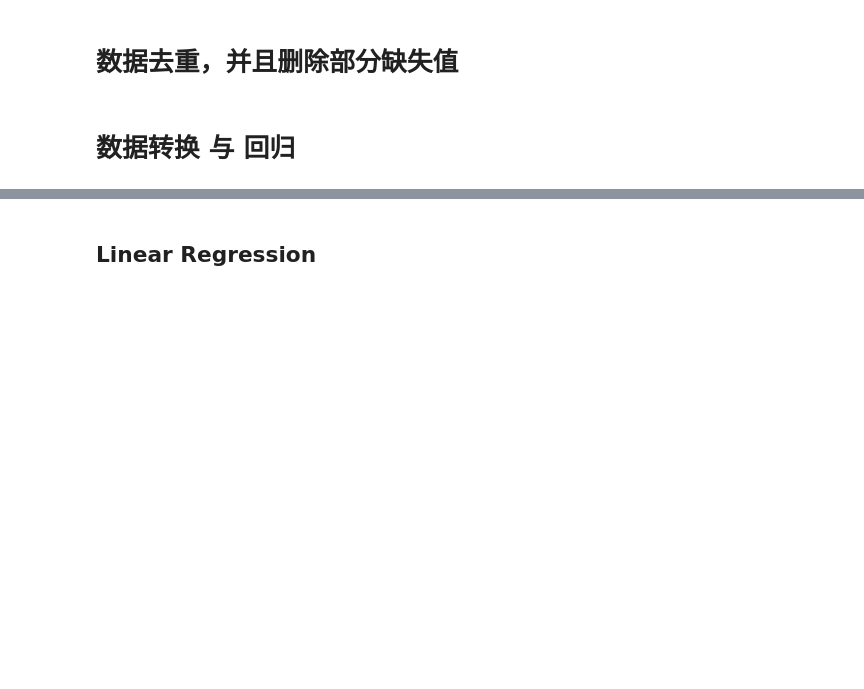
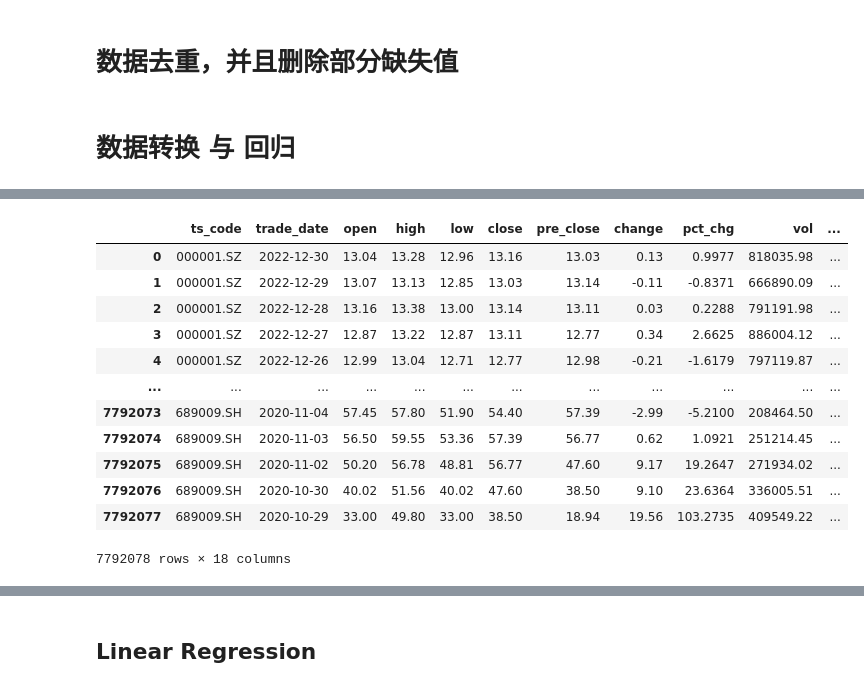
Before and after one commit to Tommyczc/stockMarketAnalysis, a Jupyter notebook: regression.ipynb, the cells around one changed output, grey strips where cells are left out. Drawn from its saved outputs; the diff is of its cells as text; code cells hidden in the pictures; blank space fills up the shorter version.

```diff
--- a/regression.ipynb
+++ b/regression.ipynb
@@ -180,6 +181,30 @@ uselessDeletedDf=pd.read_csv("stockData/furtherInformation/Input.csv")
 | 3738100 | 900956 | 2020-11-03 | 0.011698 | 工业 | 普通机械制造业 | 通用设备制造业 | 黄石市 | 国营或国有控股 | ... |
 | 3738101 | 900956 | 2020-11-04 | -0.040625 | 工业 | 普通机械制造业 | 通用设备制造业 | 黄石市 | 国营或国有控股 | ... |
 3738102 rows × 31 columns
+# %%
+###由于资产那个表格没有显示医药股，所以需要tushare的表格来查询
+def getCodeWithoutSuffix(suffix:list,code:str):
+    for su in suffix:
+        code=code.replace(su,"")
+    return int(code)
+tushareData=pd.read_csv("stockData/TushareRawData.csv")
+suffix=['.SH','.SZ','.BJ']
+tushareData['ts_code_nosuffix']=[getCodeWithoutSuffix(suffix,str(i)) for i in tushareData['ts_code'].values]
+tushareData
+# %% [output]
+|  | ts_code | trade_date | open | high | low | close | pre_close | change | pct_chg | vol | ... |
+| 0 | 000001.SZ | 2022-12-30 | 13.04 | 13.28 | 12.96 | 13.16 | 13.03 | 0.13 | 0.9977 | 818035.98 | ... |
+| 1 | 000001.SZ | 2022-12-29 | 13.07 | 13.13 | 12.85 | 13.03 | 13.14 | -0.11 | -0.8371 | 666890.09 | ... |
+| 2 | 000001.SZ | 2022-12-28 | 13.16 | 13.38 | 13.00 | 13.14 | 13.11 | 0.03 | 0.2288 | 791191.98 | ... |
+| 3 | 000001.SZ | 2022-12-27 | 12.87 | 13.22 | 12.87 | 13.11 | 12.77 | 0.34 | 2.6625 | 886004.12 | ... |
+| 4 | 000001.SZ | 2022-12-26 | 12.99 | 13.04 | 12.71 | 12.77 | 12.98 | -0.21 | -1.6179 | 797119.87 | ... |
+| ... | ... | ... | ... | ... | ... | ... | ... | ... | ... | ... | ... |
+| 7792073 | 689009.SH | 2020-11-04 | 57.45 | 57.80 | 51.90 | 54.40 | 57.39 | -2.99 | -5.2100 | 208464.50 | ... |
+| 7792074 | 689009.SH | 2020-11-03 | 56.50 | 59.55 | 53.36 | 57.39 | 56.77 | 0.62 | 1.0921 | 251214.45 | ... |
+| 7792075 | 689009.SH | 2020-11-02 | 50.20 | 56.78 | 48.81 | 56.77 | 47.60 | 9.17 | 19.2647 | 271934.02 | ... |
+| 7792076 | 689009.SH | 2020-10-30 | 40.02 | 51.56 | 40.02 | 47.60 | 38.50 | 9.10 | 23.6364 | 336005.51 | ... |
+| 7792077 | 689009.SH | 2020-10-29 | 33.00 | 49.80 | 33.00 | 38.50 | 18.94 | 19.56 | 103.2735 | 409549.22 | ... |
+7792078 rows × 18 columns
 # %%
 ### 使用onehot 与 lable转换一些数据
 from datetime import datetime
```
Also changed, not shown: parts of 2 cells of this notebook.
